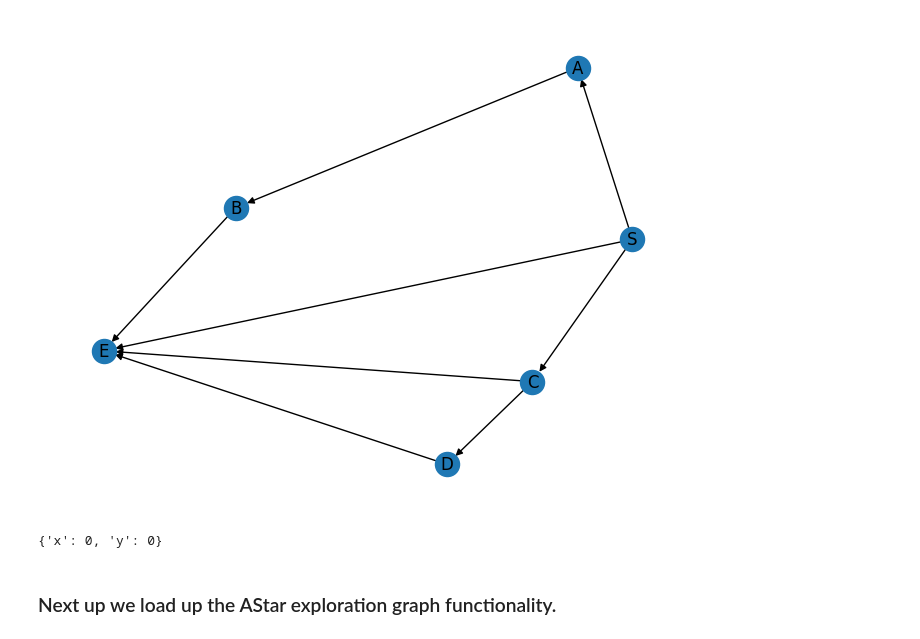
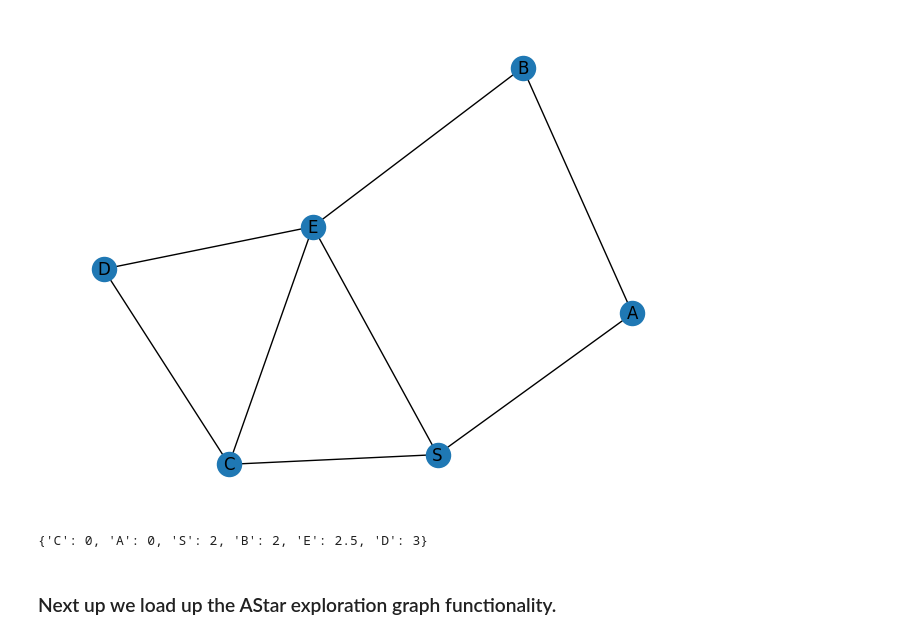
Before and after one commit to Hermanoid/wandrer_planner, a Jupyter notebook: algo_test.ipynb, the cells around one changed output. Drawn from its saved outputs; the diff is of its cells as text; code cells hidden in the pictures.

```diff
--- a/algo_test.ipynb
+++ b/algo_test.ipynb
@@ -1,30 +1,32 @@
 # %%
 import networkx as nx
 # %%
-graph = nx.MultiDiGraph()
+graph = nx.MultiGraph()
 graph.add_edge('S', 'A', length=2, traveled=True)
 graph.add_edge('A', 'B', length=2, traveled=True)
 graph.add_edge('S', 'E', length=1, traveled=True)
 graph.add_edge('B', 'E', length=2, traveled=False)
 graph.add_edge('S', 'C', length=2, traveled=False)
 graph.add_edge('C', 'D', length=3, traveled=False)
 graph.add_edge('D', 'E', length=1, traveled=False)
 graph.add_edge('C', 'E', length=2.5, traveled=False)
 nx.set_node_attributes(graph, {
     "S": {"x": 0, "y": 0},
     "A": {"x": 2, "y": 0},
     "B": {"x": 0, "y": -1},
     "C": {"x": 0, "y": 2},
     "D": {"x": -2, "y": 2},
     "E": {"x": -1, "y": 0}
 })
+# graph = nx.to_undirected(graph)
 nx.draw(graph, with_labels=True)
 # %% [output]
-[figure, old version]
+[figure, new version]
-# %%
-graph.nodes["S"]
-# %% [output]
-{'x': 0, 'y': 0}
+# %%
+# graph.nodes["S"]
+nx.multi_source_dijkstra_path_length(graph, ['C', "A"], weight='length')
+# %% [output]
+{'C': 0, 'A': 0, 'S': 2, 'B': 2, 'E': 2.5, 'D': 3}
 # %% [markdown]
 ### Next up we load up the AStar exploration graph functionality.
 # %%
```
Also changed, not shown: 4 other files.
